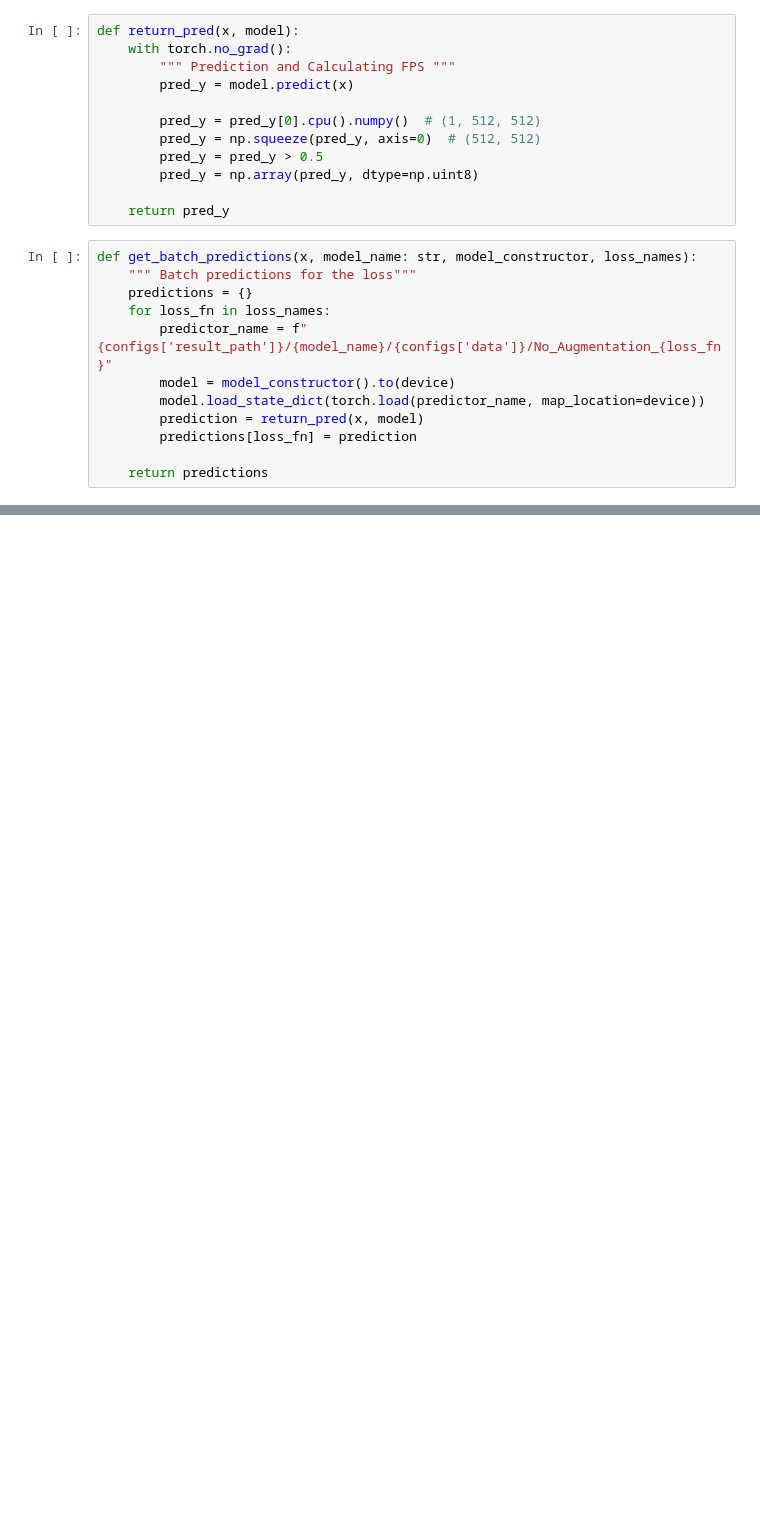
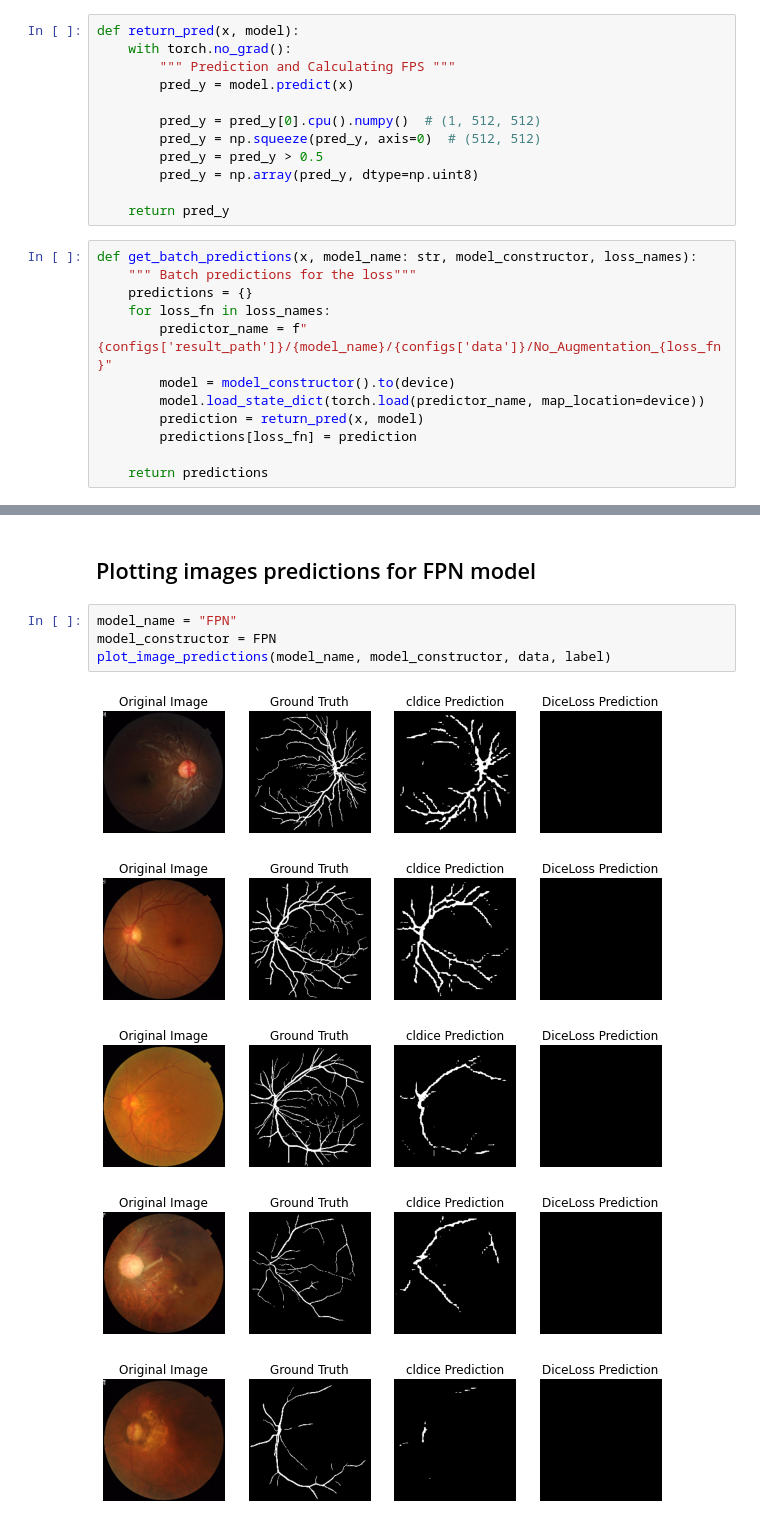
Before and after one commit to jerofad/Retinal_Vessel_Segmentation, a Jupyter notebook: visualize_results.ipynb, the cells around one changed output, grey strips where cells are left out. Saved outputs shown, nothing was run; the diff lists cells and outputs as text; blank space fills up the shorter version.

```diff
--- a/visualize_results.ipynb
+++ b/visualize_results.ipynb
@@ -114,0 +117,12 @@ for i, (x, y) in enumerate(zip(data, label)):
+# %% [markdown]
+## Plotting images predictions for FPN model
+# %%
+model_name = "FPN"
+model_constructor = FPN
+plot_image_predictions(model_name, model_constructor, data, label)
+# %% [output]
+[figure, added]
+[figure, added]
+[figure, added]
+[figure, added]
+[figure, added]
```
Also changed, not shown: parts of 8 cells of this notebook.
